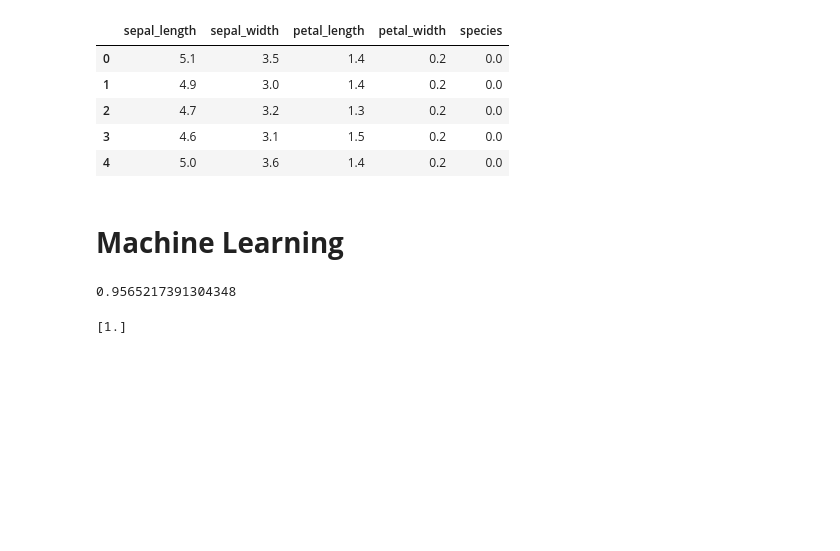
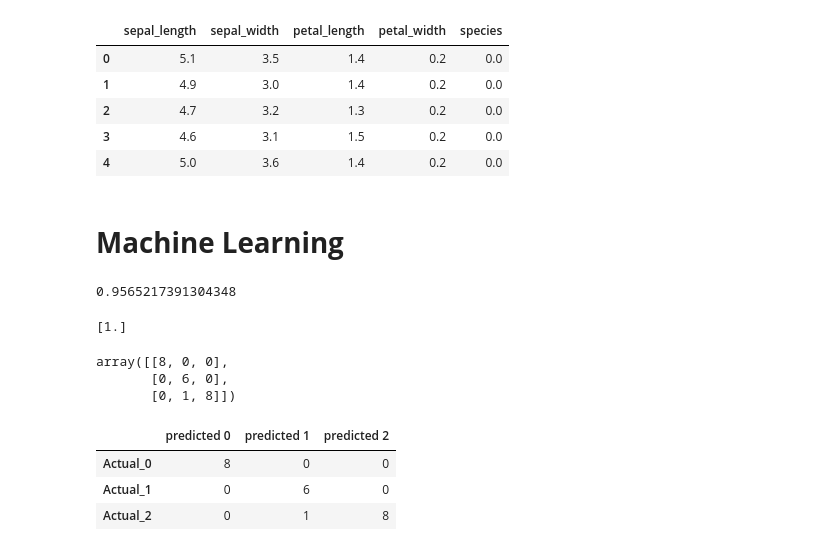
Before and after one commit to Lavan1999/Dataset-2_iris_DesicionTreeClassifier, a Jupyter notebook: Iris_ML_Dataset.ipynb, the cells around one changed output. Saved outputs shown, nothing was run; the diff lists cells and outputs as text; code cells hidden in the pictures; blank space fills up the shorter version.

```diff
--- a/Iris_ML_Dataset.ipynb
+++ b/Iris_ML_Dataset.ipynb
@@ -338,3 +338,19 @@ prediction = model.predict(input)
 print(prediction)
 # %% [output]
 [1.]
+# %%
+cm=confusion_matrix(y_test,y_pred)
+cm
+# %% [output]
+array([[8, 0, 0],
+       [0, 6, 0],
+       [0, 1, 8]])
+# %%
+cm_df = pd.DataFrame(cm,columns=['predicted 0','predicted 1','predicted 2'])
+cm_df.rename(index={0:'Actual_0', 1:'Actual_1',2:'Actual_2'}, inplace=True)
+cm_df
+# %% [output]
+|  | predicted 0 | predicted 1 | predicted 2 |
+| Actual_0 | 8 | 0 | 0 |
+| Actual_1 | 0 | 6 | 0 |
+| Actual_2 | 0 | 1 | 8 |
```
